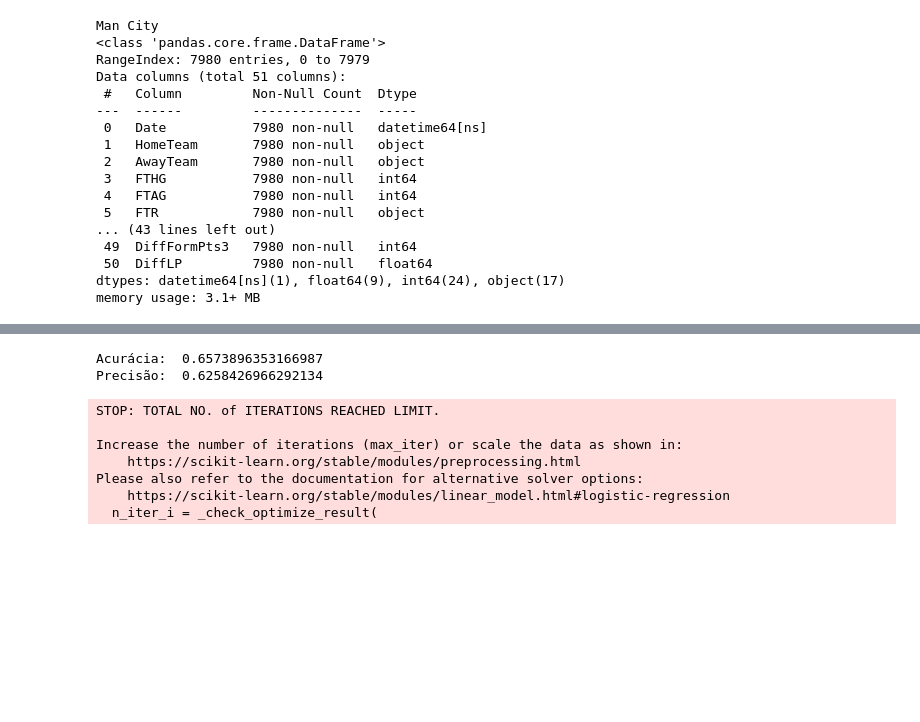
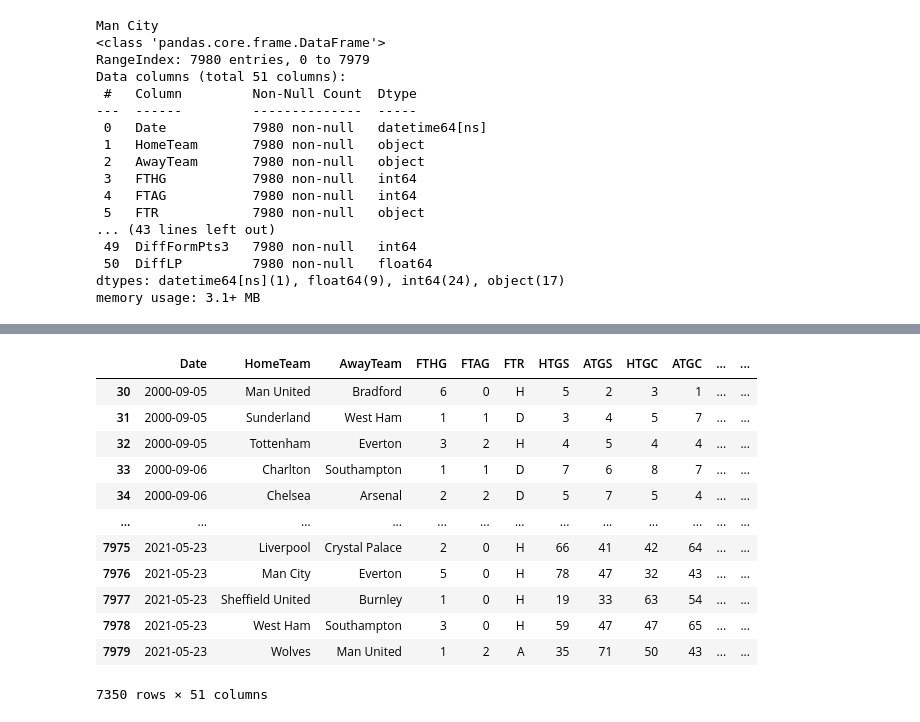
Before and after one commit to murilovpinheiro/Premier-League-Analysis-and-Prediction, a Jupyter notebook: Logistical_regression.ipynb, the cells around one changed output, grey strips where cells are left out. Drawn from its saved outputs; the diff is of its cells as text; code cells hidden in the pictures; blank space fills up the shorter version.

```diff
--- a/Logistical_regression.ipynb
+++ b/Logistical_regression.ipynb
@@ -32,6 +42,3 @@ Data columns (total 51 columns):
  50  DiffLP         7980 non-null   float64
 dtypes: datetime64[ns](1), float64(9), int64(24), object(17)
 memory usage: 3.1+ MB
-# %%
-dataset["target"] = (dataset["FTR"] == "H").astype('int')
-dataset
@@ -52,3 +44,0 @@ dataset
-# %%
-dataset["HomeTeamCode"] = [teams.index[teams == team][0] for team in dataset["HomeTeam"]]
-dataset
@@ -69,3 +44,0 @@ dataset
-# %%
-dataset["AwayTeamCode"] = [teams.index[teams == team][0] for team in dataset["AwayTeam"]]
-dataset
@@ -159,43 +45,17 @@ Precisão:  0.6137142857142858
-# %%
-x = dataset_rolling[["HomeTeamCode",
-                     "AwayTeamCode",
-                     "DiffFormPts",
-                     "DiffFormPts3",
-                     "HTWinStreak3",
-                     "HTWinStreak5",
-                     "HTLossStreak3",
-                     "HTLossStreak5",
-                     "ATWinStreak3",
-                     "ATWinStreak5",
-                     "ATLossStreak3",
-                     "ATLossStreak5",
-                     "DiffLP",
-                     "L3MGS",
-                     "L3MGC"]]
-
-y = dataset_rolling["target"]
-
-x_train = x[dataset_rolling["Date"] < '2016-01-01']
-y_train = y[dataset_rolling["Date"] < '2016-01-01']
-
-x_test = x[dataset_rolling["Date"] > '2016-01-01']
-y_test = y[dataset_rolling["Date"] > '2016-01-01']
-
-logistical_regression = LogisticRegression()
-
-logistical_regression.fit(x_train, y_train)
-
-yhat = logistical_regression.predict(x_test)
-
-print("Acurácia: ", accuracy_score(y_test, yhat))
-print("Precisão: ", precision_score(y_test, yhat))
-# %% [output]
-Acurácia:  0.6573896353166987
-Precisão:  0.6258426966292134
-STOP: TOTAL NO. of ITERATIONS REACHED LIMIT.
-
-Increase the number of iterations (max_iter) or scale the data as shown in:
-    https://scikit-learn.org/stable/modules/preprocessing.html
-Please also refer to the documentation for alternative solver options:
-    https://scikit-learn.org/stable/modules/linear_model.html#logistic-regression
-  n_iter_i = _check_optimize_result(
+# %%
+datasetParsed = dataset.drop(dataset.loc[(dataset["MW"] == 1)  | (dataset["MW"] == 2) | (dataset["MW"] == 3)].index)
+datasetParsed
+# %% [output]
+|  | Date | HomeTeam | AwayTeam | FTHG | FTAG | FTR | HTGS | ATGS | HTGC | ATGC | ... | ... |
+| 30 | 2000-09-05 | Man United | Bradford | 6 | 0 | H | 5 | 2 | 3 | 1 | ... | ... |
+| 31 | 2000-09-05 | Sunderland | West Ham | 1 | 1 | D | 3 | 4 | 5 | 7 | ... | ... |
+| 32 | 2000-09-05 | Tottenham | Everton | 3 | 2 | H | 4 | 5 | 4 | 4 | ... | ... |
+| 33 | 2000-09-06 | Charlton | Southampton | 1 | 1 | D | 7 | 6 | 8 | 7 | ... | ... |
+| 34 | 2000-09-06 | Chelsea | Arsenal | 2 | 2 | D | 5 | 7 | 5 | 4 | ... | ... |
+| ... | ... | ... | ... | ... | ... | ... | ... | ... | ... | ... | ... | ... |
+| 7975 | 2021-05-23 | Liverpool | Crystal Palace | 2 | 0 | H | 66 | 41 | 42 | 64 | ... | ... |
+| 7976 | 2021-05-23 | Man City | Everton | 5 | 0 | H | 78 | 47 | 32 | 43 | ... | ... |
+| 7977 | 2021-05-23 | Sheffield United | Burnley | 1 | 0 | H | 19 | 33 | 63 | 54 | ... | ... |
+| 7978 | 2021-05-23 | West Ham | Southampton | 3 | 0 | H | 59 | 47 | 47 | 65 | ... | ... |
+| 7979 | 2021-05-23 | Wolves | Man United | 1 | 2 | A | 35 | 71 | 50 | 43 | ... | ... |
+7350 rows × 51 columns
```
Also changed, not shown: parts of 13 cells of this notebook, 2 other files.
